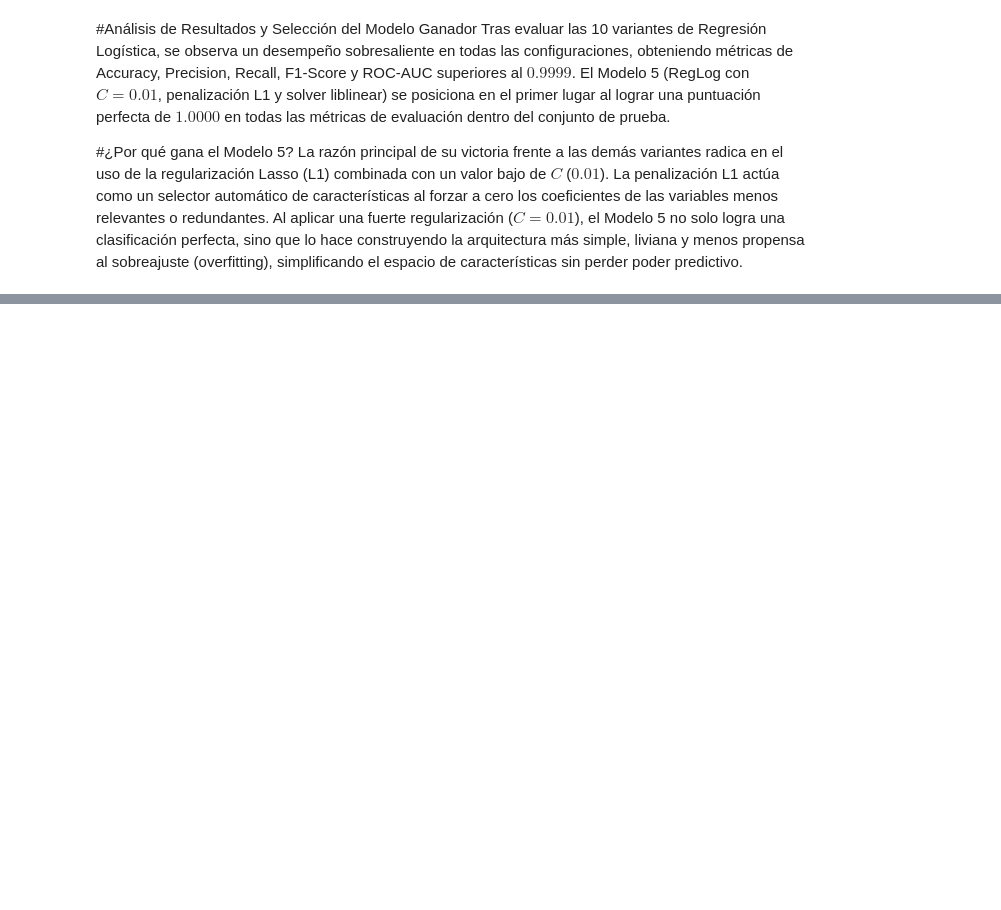
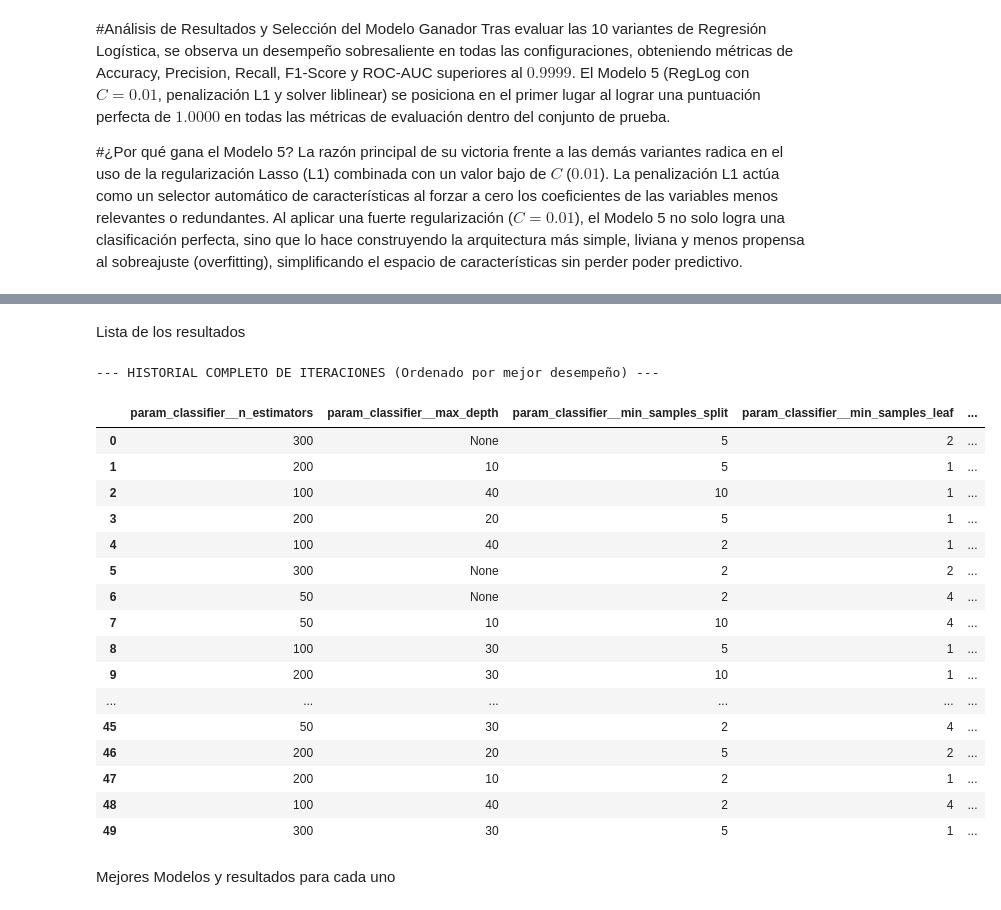
Before and after one commit to KuzotenShi/Trabajo_final, a Jupyter notebook: Modelo_de_Machine_learning.ipynb, the cells around one changed output, grey strips where cells are left out. Cells and saved outputs as stored; diff of their text form; code cells hidden in the pictures; blank space fills up the shorter version.

```diff
--- a/Modelo_de_Machine_learning.ipynb
+++ b/Modelo_de_Machine_learning.ipynb
@@ -300,0 +437,27 @@ La razón principal de su victoria frente a las demás variantes radica en el us
+# %%
+# 3. Configurar RandomizedSearchCV (n_iter=20 realiza 20 combinaciones aleatorias, puedes aumentarlo a 50 o más)
+print("Ejecutando búsqueda aleatoria para Random Forest...")
+random_search_rf = RandomizedSearchCV(
+    estimator=rf_pipeline,
+    param_distributions=param_dist_rf,
+    n_iter=50,
+    cv=5,
+    scoring='roc_auc',
+    random_state=42,
+    n_jobs=-1,
+    verbose=1
+)
+random_search_rf.fit(X_train, y_train)
+
+print("\nEjecutando búsqueda aleatoria para XGBoost...")
+random_search_xgb = RandomizedSearchCV(
+    estimator=xgb_pipeline,
+    param_distributions=param_dist_xgb,
+    n_iter=50,
+    cv=5,
+    scoring='roc_auc',
+    random_state=42,
+    n_jobs=-1,
+    verbose=1
+)
+random_search_xgb.fit(X_train, y_train)
@@ -300,0 +490,40 @@ La razón principal de su victoria frente a las demás variantes radica en el us
+# %% [markdown]
+Lista de los resultados
+# %%
+resultados_cv = pd.DataFrame(random_search_rf.cv_results_)
+
+columnas_interes = [
+    'param_classifier__n_estimators',
+    'param_classifier__max_depth',
+    'param_classifier__min_samples_split',
+    'param_classifier__min_samples_leaf',
+    'mean_test_score',
+    'std_test_score',
+    'rank_test_score'
+]
+tabla_historial = resultados_cv[[col for col in columnas_interes if col in resultados_cv.columns]]
+tabla_historial = tabla_historial.sort_values(by='rank_test_score').reset_index(drop=True)
+
+print("--- HISTORIAL COMPLETO DE ITERACIONES (Ordenado por mejor desempeño) ---")
+display(tabla_historial)
+# %% [output]
+--- HISTORIAL COMPLETO DE ITERACIONES (Ordenado por mejor desempeño) ---
+|  | param_classifier__n_estimators | param_classifier__max_depth | param_classifier__min_samples_split | param_classifier__min_samples_leaf | ... |
+| 0 | 300 | None | 5 | 2 | ... |
+| 1 | 200 | 10 | 5 | 1 | ... |
+| 2 | 100 | 40 | 10 | 1 | ... |
+| 3 | 200 | 20 | 5 | 1 | ... |
+| 4 | 100 | 40 | 2 | 1 | ... |
+| 5 | 300 | None | 2 | 2 | ... |
+| 6 | 50 | None | 2 | 4 | ... |
+| 7 | 50 | 10 | 10 | 4 | ... |
+| 8 | 100 | 30 | 5 | 1 | ... |
+| 9 | 200 | 30 | 10 | 1 | ... |
+| ... | ... | ... | ... | ... | ... |
+| 45 | 50 | 30 | 2 | 4 | ... |
+| 46 | 200 | 20 | 5 | 2 | ... |
+| 47 | 200 | 10 | 2 | 1 | ... |
+| 48 | 100 | 40 | 2 | 4 | ... |
+| 49 | 300 | 30 | 5 | 1 | ... |
+# %% [markdown]
+Mejores Modelos y resultados para cada uno
```
Also changed, not shown: parts of 32 cells of this notebook.
